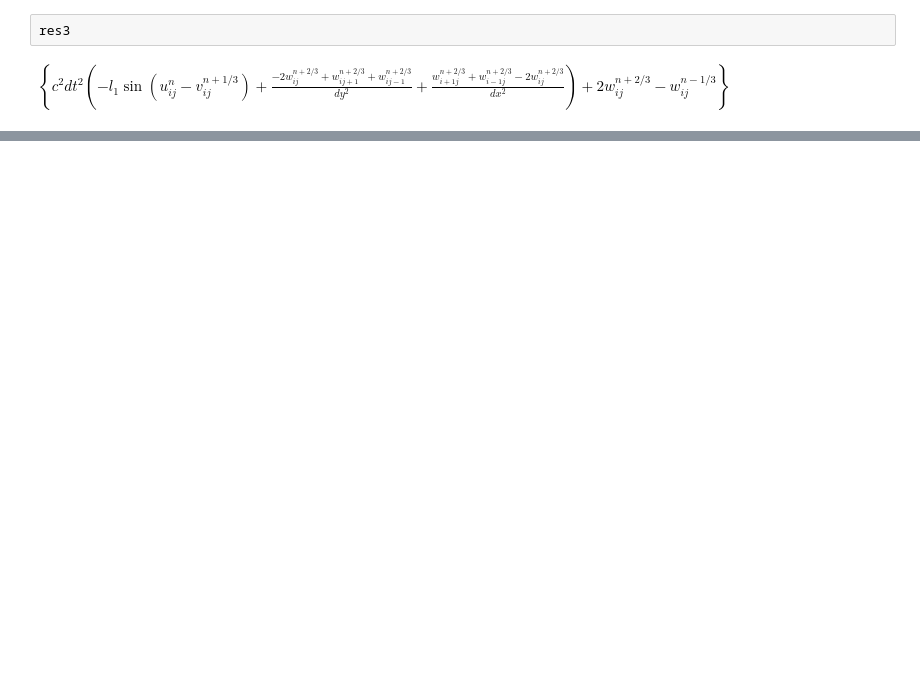
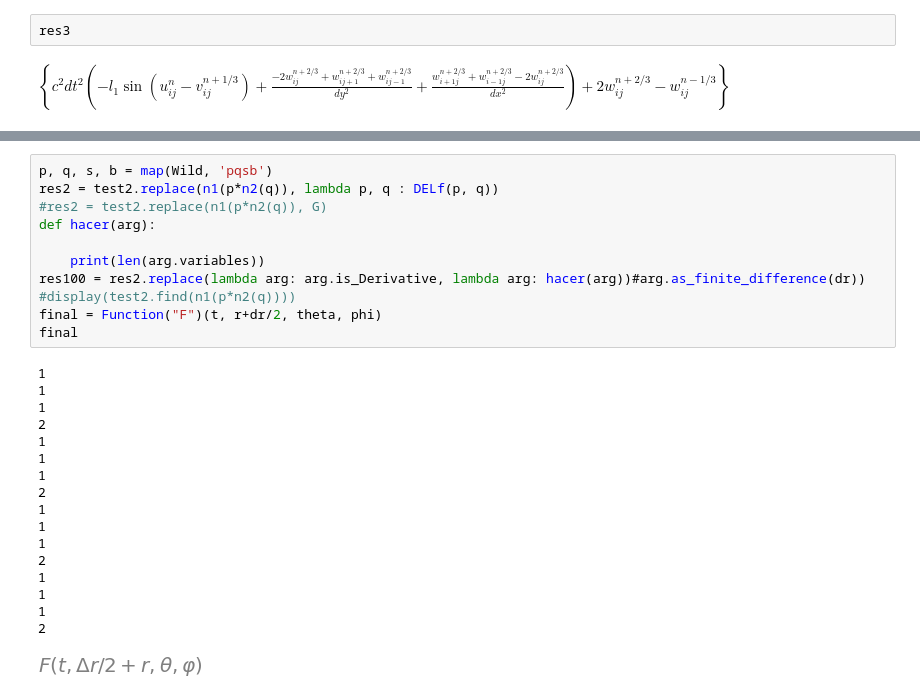
Before and after one commit to kezada94/MultiGPU-PDE-Solver, a Jupyter notebook: Untitleddd.ipynb, the cells around one changed output, grey strips where cells are left out. Cells and saved outputs as stored; diff of their text form; blank space fills up the shorter version.

```diff
--- a/Untitleddd.ipynb
+++ b/Untitleddd.ipynb
@@ -70,0 +149,29 @@ $\displaystyle \left\{c^{2} dt^{2} \left(- l_{1} \sin{\left(u^{n}_{ij} - v^{n+1/
+# %%
+p, q, s, b = map(Wild, 'pqsb')
+res2 = test2.replace(n1(p*n2(q)), lambda p, q : DELf(p, q))
+#res2 = test2.replace(n1(p*n2(q)), G)
+def hacer(arg):
+
+    print(len(arg.variables))
+res100 = res2.replace(lambda arg: arg.is_Derivative, lambda arg: hacer(arg))#arg.as_finite_difference(dr))
+#display(test2.find(n1(p*n2(q))))
+final = Function("F")(t, r+dr/2, theta, phi)
+final
+# %% [output]
+1
+1
+1
+2
+1
+1
+1
+2
+1
+1
+1
+2
+1
+1
+1
+2
+[figure, added]
```
Also changed, not shown: parts of 15 cells of this notebook, 7 other files.
